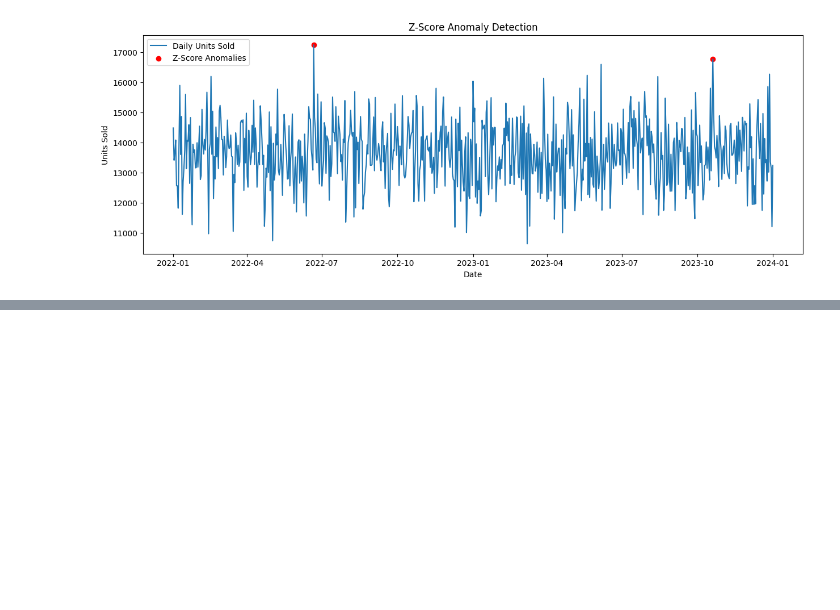
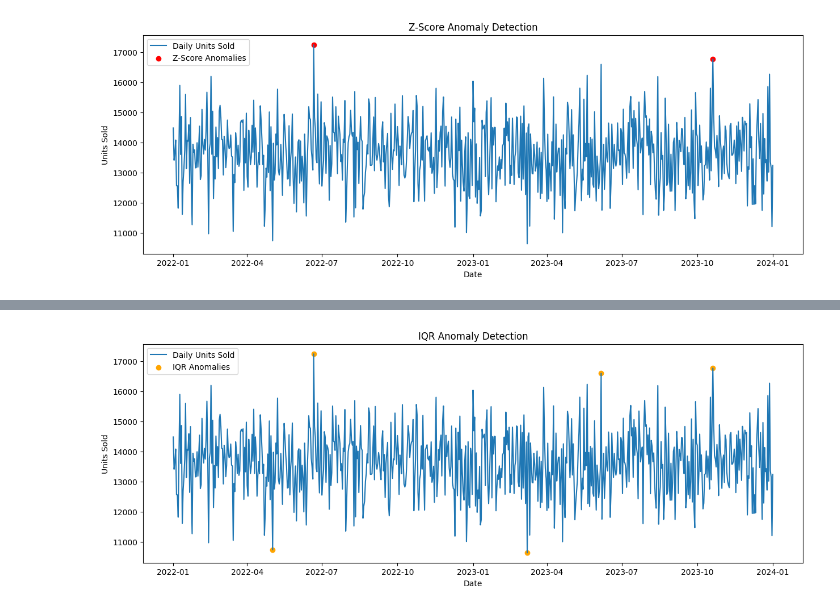
Before and after one commit to Adithyan-7/supply-chain-demand-forecasting, a Jupyter notebook: notebooks/03_anomaly_detection.ipynb, the cells around one changed output, grey strips where cells are left out. Drawn from its saved outputs; the diff is of its cells as text; code cells hidden in the pictures; blank space fills up the shorter version.

Commit message:
feat: implement IQR anomaly detection

```diff
--- a/notebooks/03_anomaly_detection.ipynb
+++ b/notebooks/03_anomaly_detection.ipynb
@@ -166,0 +175,11 @@ plt.show()
+# %%
+Q1 = daily_sales["Units Sold"].quantile(0.25)
+Q3 = daily_sales["Units Sold"].quantile(0.75)
+
+IQR = Q3 - Q1
+
+lower_bound = Q1 - (1.5 * IQR)
+upper_bound = Q3 + (1.5 * IQR)
+
+print(f"Lower Bound: {lower_bound:.2f}")
+print(f"Upper Bound: {upper_bound:.2f}")
@@ -166,0 +189,4 @@ plt.show()
+# %%
+daily_sales["IQR_Anomaly"] = ((daily_sales["Units Sold"] < lower_bound) |(daily_sales["Units Sold"] > upper_bound))
+
+daily_sales.head()
@@ -166,0 +213,4 @@ plt.show()
+# %%
+iqr_anomalies = daily_sales[daily_sales["IQR_Anomaly"]]
+
+iqr_anomalies
@@ -166,0 +230,22 @@ plt.show()
+# %%
+plt.figure(figsize=(15,5))
+
+plt.plot(
+    daily_sales["Date"],
+    daily_sales["Units Sold"],
+    label="Daily Units Sold")
+
+plt.scatter(
+    iqr_anomalies["Date"],
+    iqr_anomalies["Units Sold"],
+    color="orange",
+    label="IQR Anomalies")
+
+plt.title("IQR Anomaly Detection")
+plt.xlabel("Date")
+plt.ylabel("Units Sold")
+plt.legend()
+
+plt.show()
+# %% [output]
+[figure, added]
```
Also changed, not shown: parts of 8 cells of this notebook.
